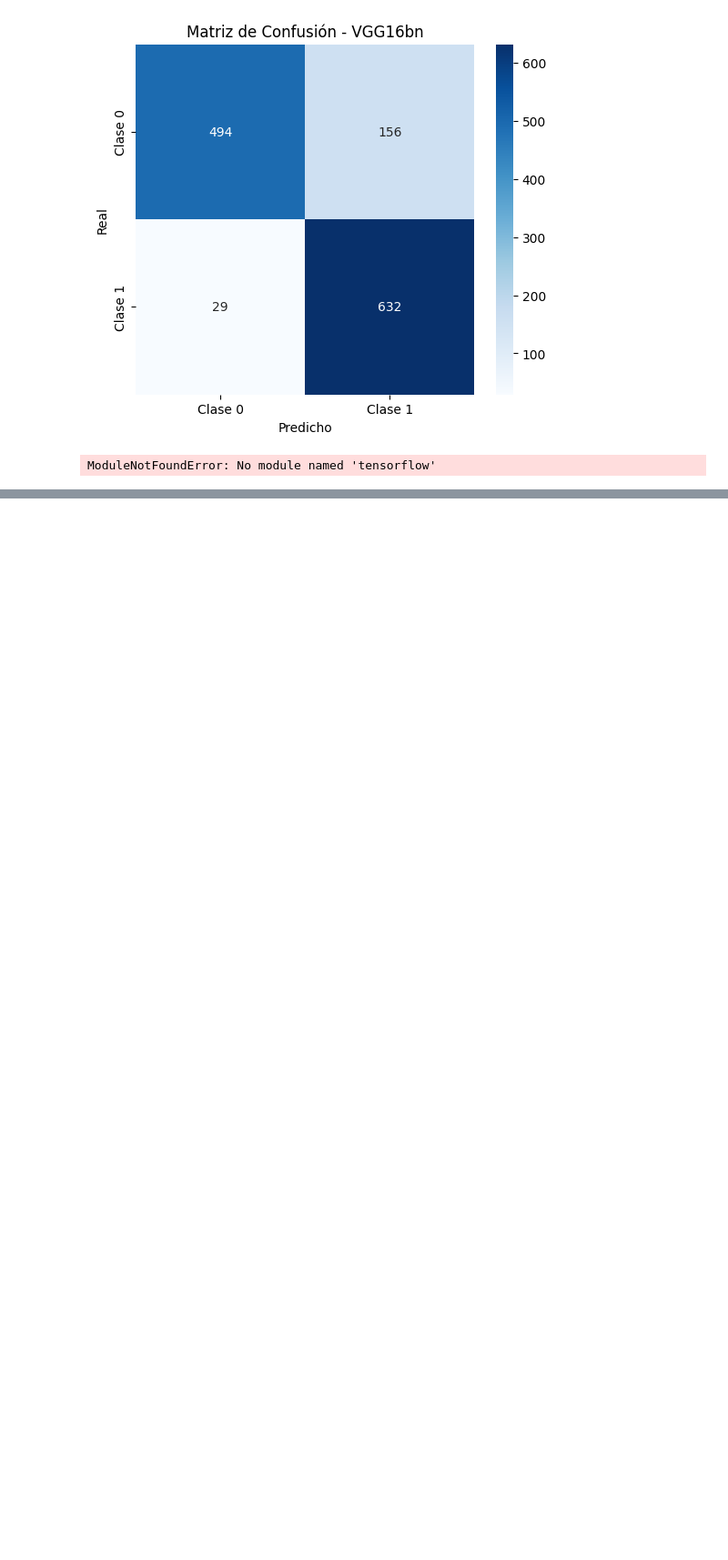
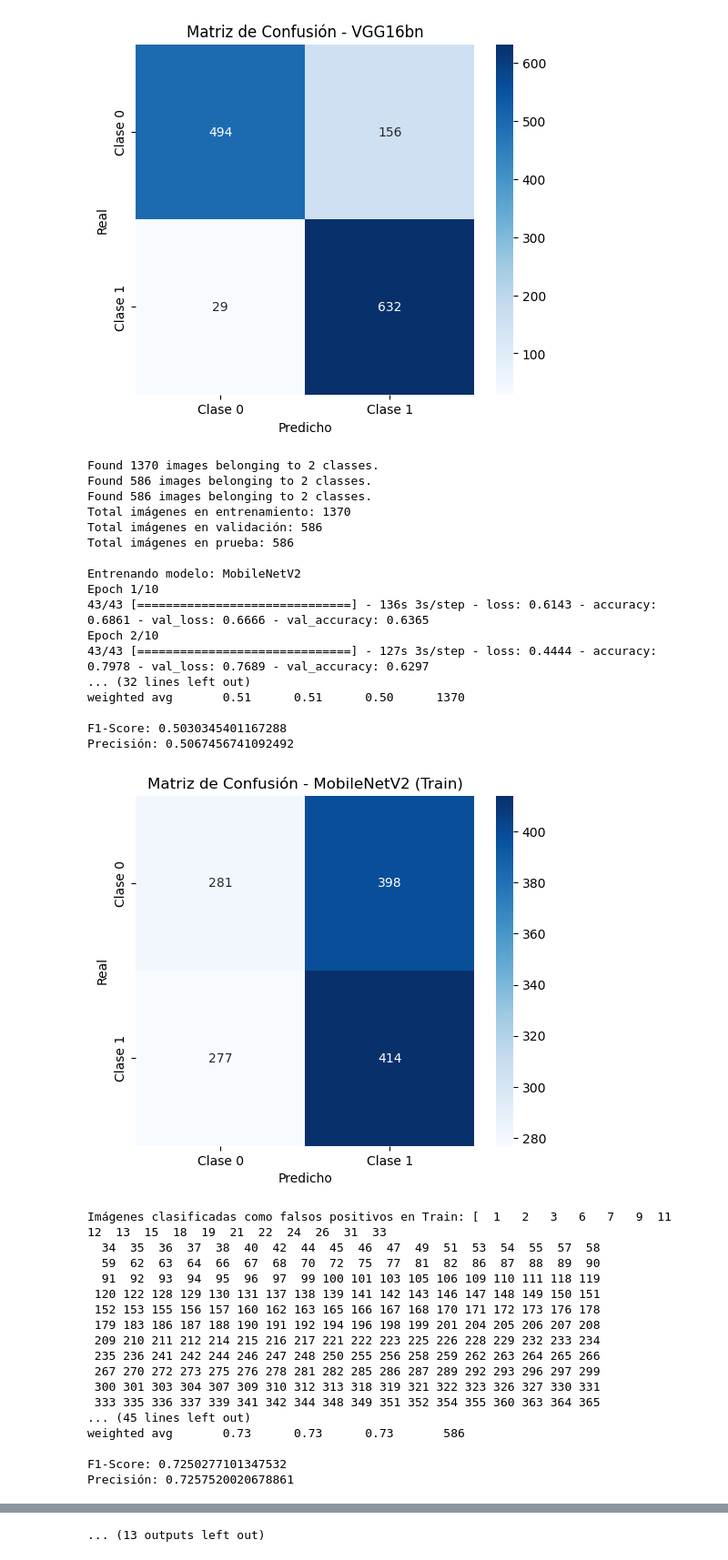
Before and after one commit to luna-as18/ProyectoGradoGEB, a Jupyter notebook: modelos/mod_CNN_Diario.ipynb, the cells around one changed output, grey strips where cells are left out. Shown at 91% size. Cells and saved outputs as stored; diff of their text form; code cells hidden in the pictures; blank space fills up the shorter version.

```diff
--- a/modelos/mod_CNN_Diario.ipynb
+++ b/modelos/mod_CNN_Diario.ipynb
@@ -405,7 +405,7 @@ import matplotlib.pyplot as plt
 img_size = (224, 224)
 batch_size = 32
 epochs = 10
-data_dir = r"C:\Users\ma.benavidess1\Documents\ProyectoGradoGEB\imagenes_diarias"  # 📌 Reemplaza con la ruta real
+data_dir = r"C:\Users\jupap\OneDrive\Documentos\TesisCami\ProyectoGradoGEB\imagenes_diarias"  # 📌 Reemplaza con la ruta real
 
 # Generador de datos con división en entrenamiento (70%), validación (20%) y prueba (10%)
 datagen = ImageDataGenerator(rescale=1./255, validation_split=0.3)
@@ -474,31 +474,65 @@ for name, base_model in models.items():
         sns.heatmap(matriz_conf, annot=True, fmt="d", cmap="Blues", xticklabels=["Clase 0", "Clase 1"], yticklabels=["Clase 0", "Clase 1"])
         plt.xlabel("Predicho")
         plt.ylabel("Real")
         plt.title(f"Matriz de Confusión - {name} ({dataset_name})")
         plt.show()
 
         # Graficar curva ROC para validación y prueba
         if dataset_name in ["Validation", "Test"]:
             fpr, tpr, _ = roc_curve(y_true, y_pred_proba)
             roc_auc = auc(fpr, tpr)
             plt.figure(figsize=(6, 5))
             plt.plot(fpr, tpr, color='blue', label=f'ROC curve (area = {roc_auc:.2f}')
             plt.plot([0, 1], [0, 1], color='grey', linestyle='--')
             plt.xlabel('False Positive Rate')
             plt.ylabel('True Positive Rate')
             plt.title(f'Curva ROC - {name} ({dataset_name})')
             plt.legend()
             plt.show()
 
         # Listar imágenes clasificadas incorrectamente
         falsos_positivos = np.where((y_true == 0) & (y_pred == 1))[0]
         falsos_negativos = np.where((y_true == 1) & (y_pred == 0))[0]
 
         print(f"Imágenes clasificadas como falsos positivos en {dataset_name}:", falsos_positivos)
         print(f"Imágenes clasificadas como falsos negativos en {dataset_name}:", falsos_negativos)
 
     # Guardar el modelo
     model.save(f"modelo_anomalias_diario_v2_{name}.h5")
     print(f"✅ Modelo {name} guardado con éxito.")
 # %% [output]
-ModuleNotFoundError: No module named 'tensorflow'
+Found 1370 images belonging to 2 classes.
+Found 586 images belonging to 2 classes.
+Found 586 images belonging to 2 classes.
+Total imágenes en entrenamiento: 1370
+Total imágenes en validación: 586
+Total imágenes en prueba: 586
+
+Entrenando modelo: MobileNetV2
+Epoch 1/10
+43/43 [==============================] - 136s 3s/step - loss: 0.6143 - accuracy: 0.6861 - val_loss: 0.6666 - val_accuracy: 0.6365
+Epoch 2/10
+43/43 [==============================] - 127s 3s/step - loss: 0.4444 - accuracy: 0.7978 - val_loss: 0.7689 - val_accuracy: 0.6297
+... (32 lines left out)
+weighted avg       0.51      0.51      0.50      1370
+
+F1-Score: 0.5030345401167288
+Precisión: 0.5067456741092492
+[figure, added]
+Imágenes clasificadas como falsos positivos en Train: [  1   2   3   6   7   9  11  12  13  15  18  19  21  22  24  26  31  33
+  34  35  36  37  38  40  42  44  45  46  47  49  51  53  54  55  57  58
+  59  62  63  64  66  67  68  70  72  75  77  81  82  86  87  88  89  90
+  91  92  93  94  95  96  97  99 100 101 103 105 106 109 110 111 118 119
+ 120 122 128 129 130 131 137 138 139 141 142 143 146 147 148 149 150 151
+ 152 153 155 156 157 160 162 163 165 166 167 168 170 171 172 173 176 178
+ 179 183 186 187 188 190 191 192 194 196 198 199 201 204 205 206 207 208
+ 209 210 211 212 214 215 216 217 221 222 223 225 226 228 229 232 233 234
+ 235 236 241 242 244 246 247 248 250 255 256 258 259 262 263 264 265 266
+ 267 270 272 273 275 276 278 281 282 285 286 287 289 292 293 296 297 299
+ 300 301 303 304 307 309 310 312 313 318 319 321 322 323 326 327 330 331
+ 333 335 336 337 339 341 342 344 348 349 351 352 354 355 360 363 364 365
+... (45 lines left out)
+weighted avg       0.73      0.73      0.73       586
+
+F1-Score: 0.7250277101347532
+Precisión: 0.7257520020678861
@@ -504,0 +596 @@ ModuleNotFoundError: No module named 'tensorflow'
+... (13 outputs left out)
```
Also changed, not shown: parts of 1 cell of this notebook, 3 other files.
